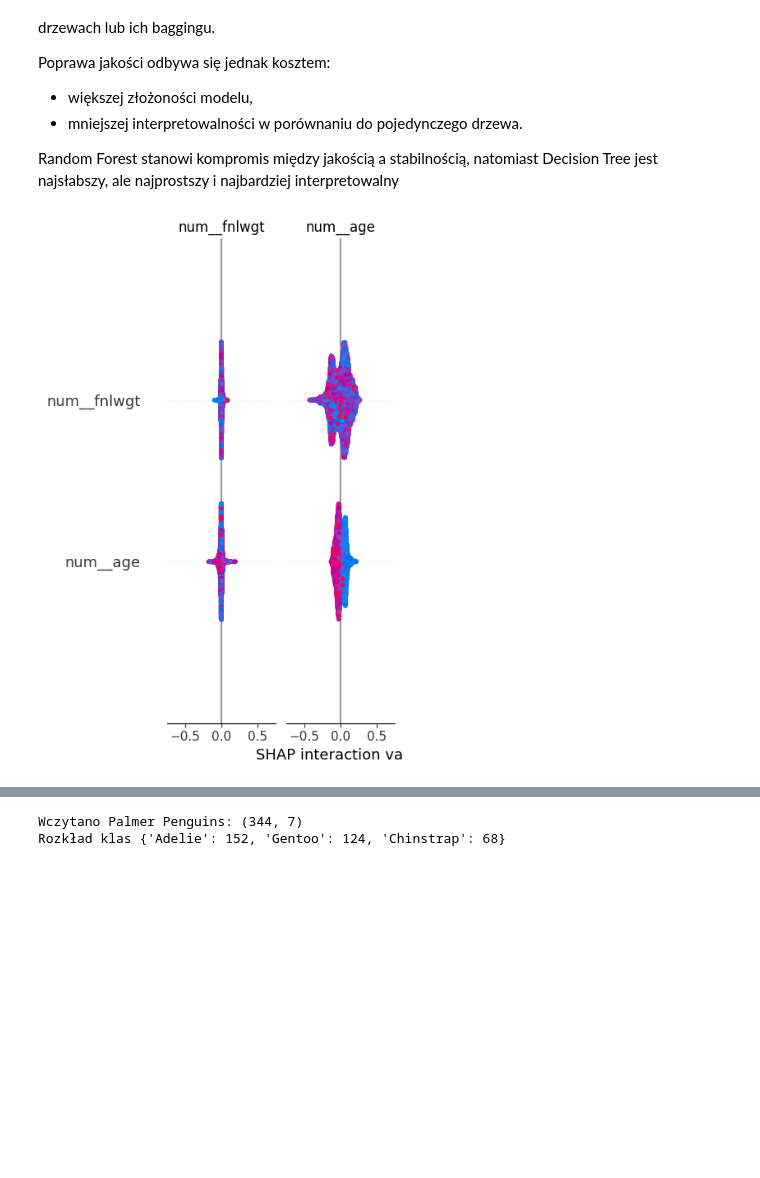
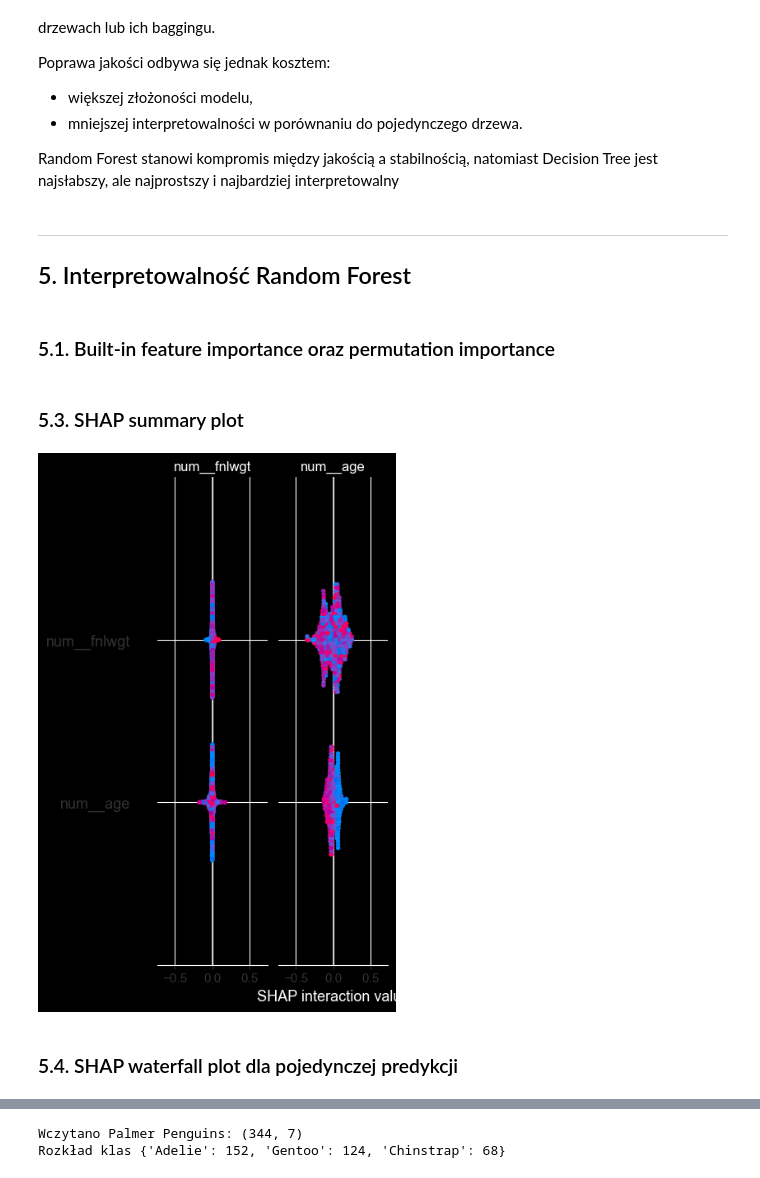
Before and after one commit to dmarek03/data-exploration-course, a Jupyter notebook: lab_2/lab_2.ipynb, the cells around one changed output, grey strips where cells are left out. Drawn from its saved outputs; the diff is of its cells as text; code cells hidden in the pictures; blank space fills up the shorter version.

```diff
--- a/lab_2/lab_2.ipynb
+++ b/lab_2/lab_2.ipynb
@@ -599,7 +692,7 @@ oob_scores = []
 
 for n in n_estimators:
 
-    rf_clf.set_params(n_estimators=n)
+    rf_clf.n_estimators=n
     rf_clf.fit(X_train_transformed, y_train)
     y_pred = rf_clf.predict(X_test_transformed)
     test_accuracies.append(accuracy_score(y_test, y_pred))
@@ -758,6 +878,12 @@ Poprawa jakości odbywa się jednak kosztem:
  - mniejszej interpretowalności w porównaniu do pojedynczego drzewa.
 
 Random Forest stanowi kompromis między jakością a stabilnością, natomiast Decision Tree jest najsłabszy, ale najprostszy i najbardziej interpretowalny
+# %% [markdown]
+---
+
+## 5. Interpretowalność Random Forest
+# %% [markdown]
+### 5.1. Built-in feature importance oraz permutation importance
 # %%
 rf_optuna_clf = models_v2['rf_optuna_clf']
 
@@ -787,12 +913,17 @@ perm_df = pd.DataFrame({
 
 explainer = shap.Explainer(rf_optuna_clf, X_train_transformed)
 
-shap_values = explainer(X_test_transformed)
+X_sample =  X_train_transformed[:1000]
+shap_values = explainer(X_sample)
 shap_values.feature_names = feature_names
+# %% [markdown]
+### 5.3. SHAP summary plot
 # %%
-shap.summary_plot(shap_values, X_test_transformed, show=False)
+shap.summary_plot(shap_values, X_sample, show=False)
 # %% [output]
-[figure, old version]
+[figure, new version]
+# %% [markdown]
+### 5.4. SHAP waterfall plot dla pojedynczej predykcji
 # %%
 shap.plots.waterfall(shap_values[1, :, 1])
 # %% [output]
```
Also changed, not shown: parts of 93 cells of this notebook.
